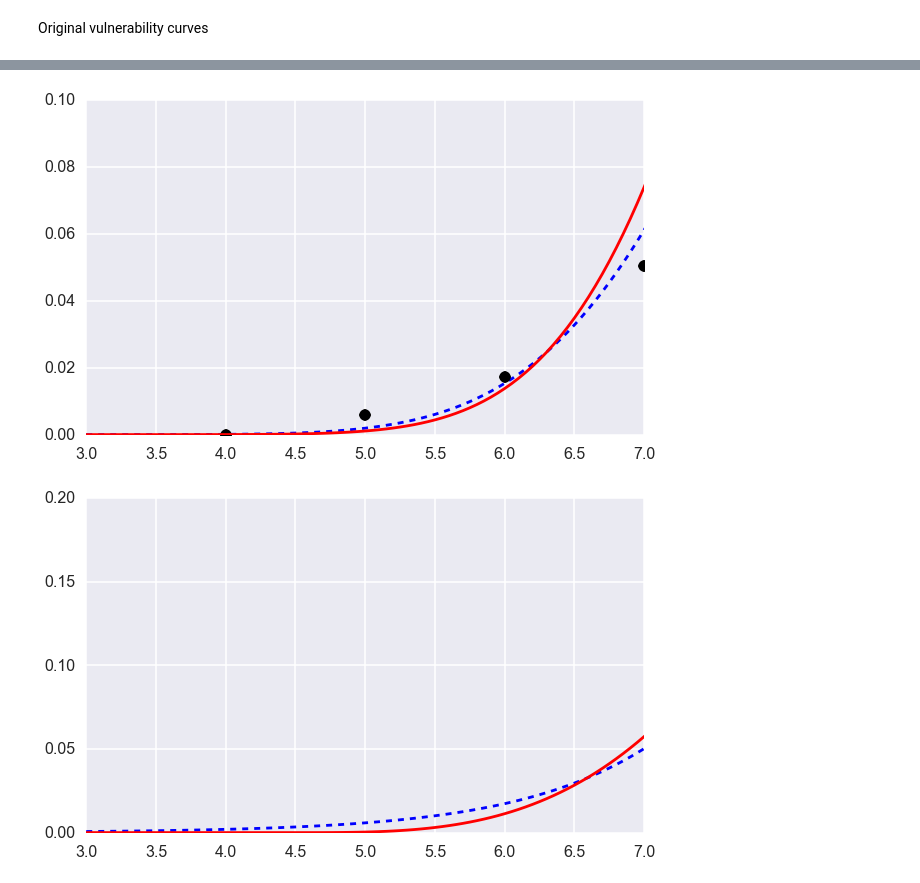
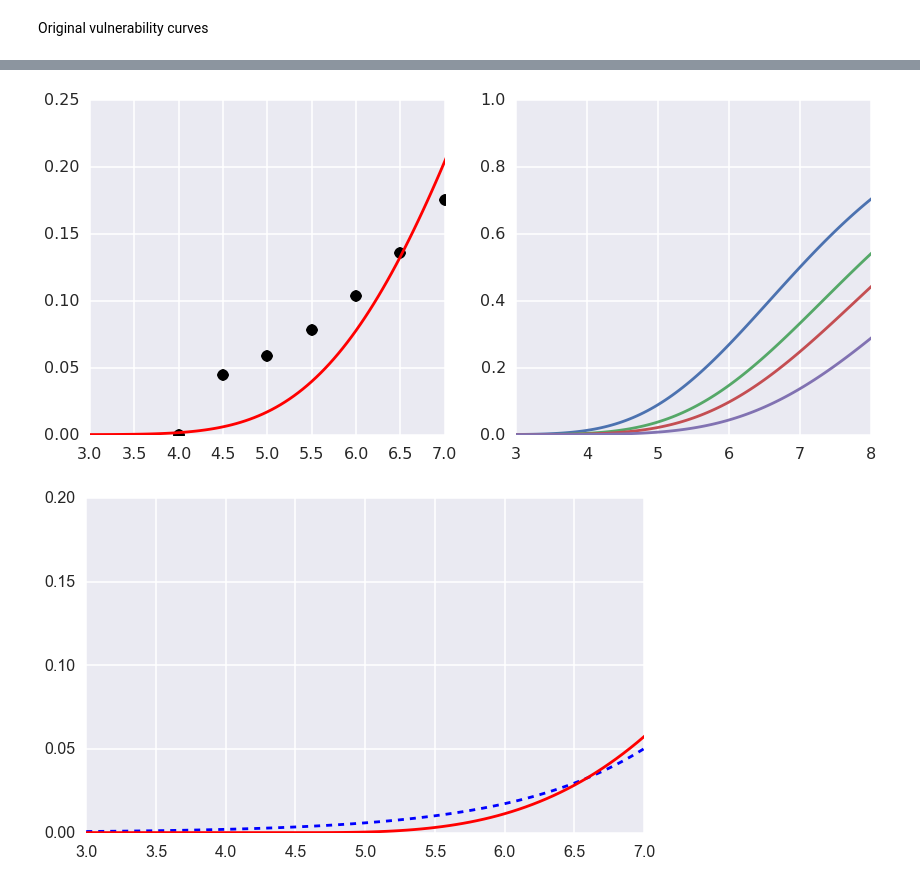
Before and after one commit to dynaryu/scenario_Sydney, a Jupyter notebook: code/creating_fragility.ipynb, the cells around one changed output, grey strips where cells are left out. Drawn from its saved outputs; the diff is of its cells as text; code cells hidden in the pictures.

```diff
--- a/code/creating_fragility.ipynb
+++ b/code/creating_fragility.ipynb
@@ -144,7 +144,8 @@ def creating_fragility(bldg_type, vintage, med_slt, med_mod, med_ext, med_cmp,
                       lnstd, xmax, ymax):
 
     import collections
-    damage_to_loss = collections.OrderedDict((('slight', 0.02), ('moderate',0.10), ('extensive',0.5), ('complete',1.0)))
+    damage_to_loss = collections.OrderedDict((('slight', 0.02), ('moderate',0.10),
+                                              ('extensive',0.5), ('complete',1.0)))
 
     med_frag = [med_slt, med_mod, med_ext, med_cmp]
     ds_str = ['slight', 'moderate', 'extensive', 'complete']
@@ -170,11 +171,10 @@ def creating_fragility(bldg_type, vintage, med_slt, med_mod, med_ext, med_cmp,
     lnstd.setdefault('URM',{})['Pre1945'] = 0.35
     lnstd.setdefault('URM',{})['Post1945'] = 0.35
 
-
     vul_curves = vul[bldg_type][vintage]
 
     # only displays 5, 6, 7
-    selected_mmi_pts= [5, 6, 7]
+    selected_mmi_pts= [4.5, 5, 5.5,  6, 6.5, 7.0]
     selected_mmi_idx = [np.where(np.isclose(mmi_range,x))[0][0]
                         for x in selected_mmi_pts]
 
@@ -183,14 +183,19 @@ def creating_fragility(bldg_type, vintage, med_slt, med_mod, med_ext, med_cmp,
                                    lnstd[bldg_type][vintage],
                                    scale=med[bldg_type][vintage])
 
-    fig = plt.figure(figsize=(10, 6))
-    ax = plt.subplot()
-    ax.plot(mmi_range, cdf_logcdf, 'b--',
-            4, 0.0, 'ko',
+    fig = plt.figure(figsize=(14, 6))
+    # vulnerability
+    ax = plt.subplot(1, 2, 1)
+    ax.plot(4, 0.0, 'ko',
            selected_mmi_pts, vul_curves[selected_mmi_idx],'ko',
            mmi_range, vul_est, 'r-')
+    ax.set_xlim([3, 7])
+    ax.set_ylim([0, ymax])
+
+    ax = plt.subplot(1, 2, 2)
+    ax.plot(mmi_range, frag_cdf)
     ax.set_xlim([3, xmax])
-    ax.set_ylim([0, ymax])
+    ax.set_ylim([0, 1])
 
 bldg_select = widgets.Dropdown(options=vul.keys(), value='Timber',
                              description="Bldg type")
@@ -225,34 +230,34 @@ med_mod_select = widgets.FloatSlider(min=4.0,
 med_ext_select = widgets.FloatSlider(min=4.0,
                                      max=20,
                                      step=0.1,
                                      value=7,
                                      description='Extensive')
 
 med_cmp_select = widgets.FloatSlider(min=4.0,
                                      max=20,
                                      step=0.1,
                                      value=7,
                                      description='Complete')
 
 lnstd_select = widgets.FloatSlider(min=0.0,
                                      max=1.0,
                                      step=0.01,
                                      value=0.1,
                                      description='lnstd')
 
 w = interactive(creating_fragility,
                bldg_type = bldg_select,
                vintage = vintage_select,
                xmax=xmax_select,
                ymax=ymax_select,
                med_slt=med_slt_select,
                med_mod=med_mod_select,
                 med_ext=med_ext_select,
                 med_cmp=med_cmp_select,
                lnstd = lnstd_select)
 display(w)
 # %% [output]
-[figure, old version]
+[figure, new version]
 # %%
 def fit_vul_weibull(bldg_type, vintage, shape, location, scale, xmax, ymax):
 
```
Also changed, not shown: parts of 2 cells of this notebook, 3 other files.
